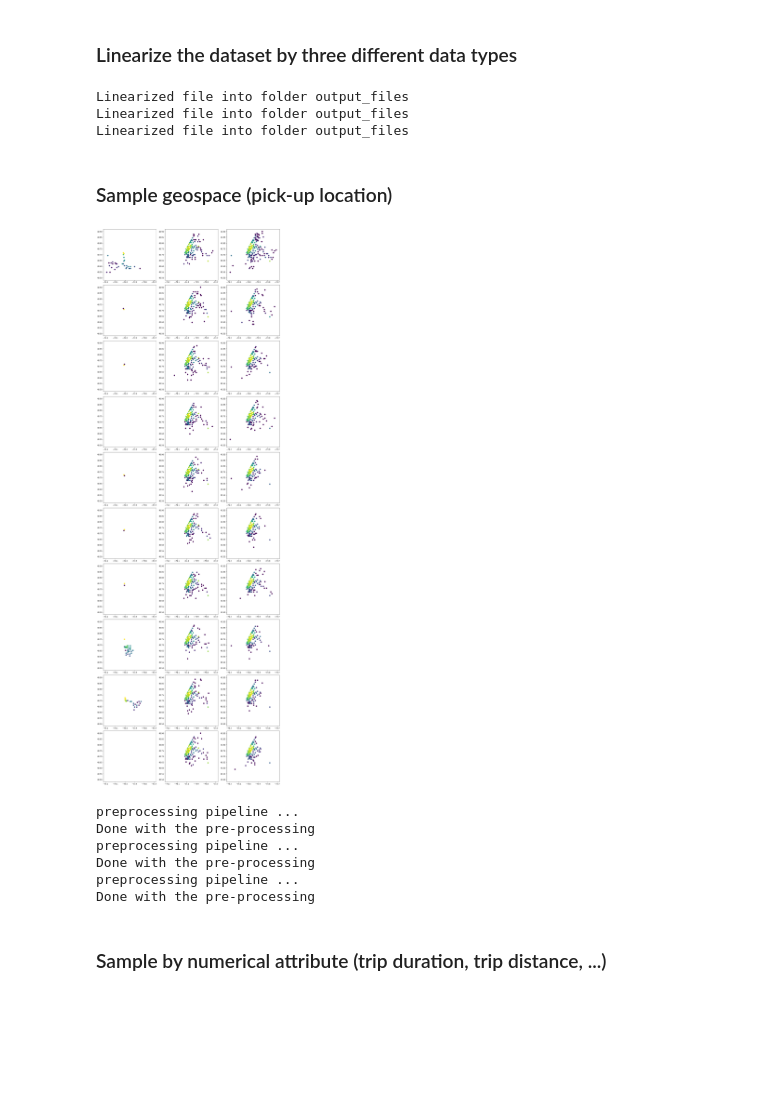
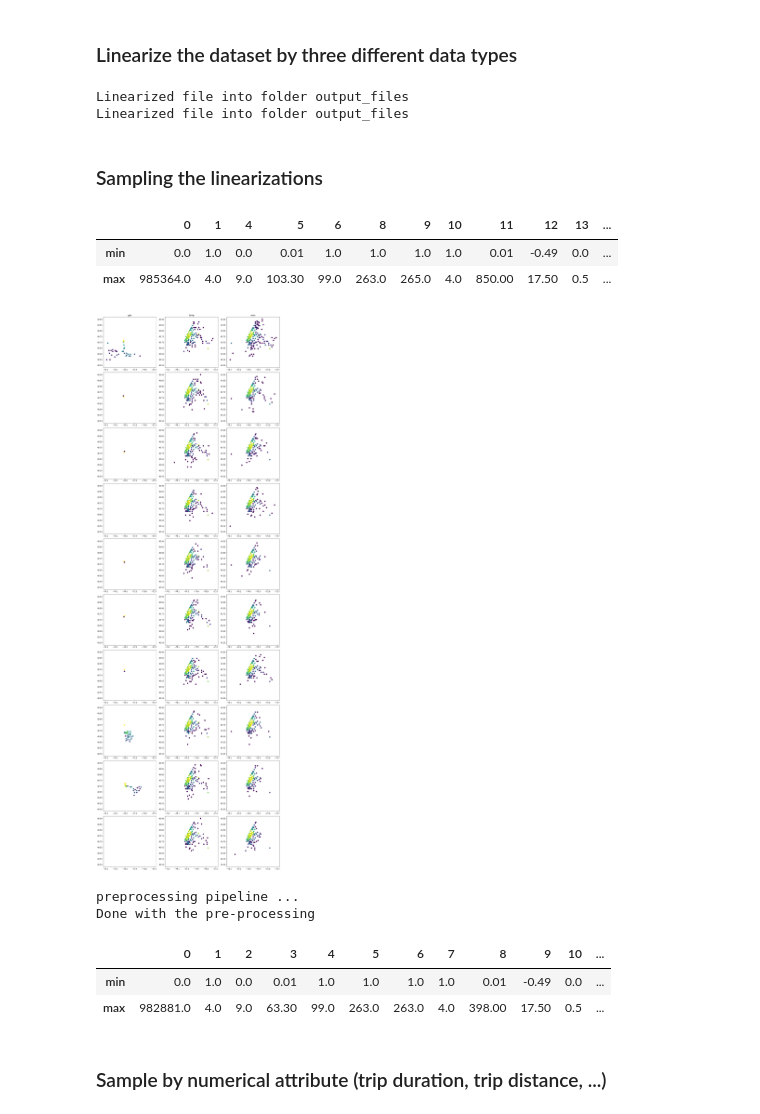
Before and after one commit to vis-au/prosample, a Jupyter notebook: server/pipeline/figures.ipynb, the cells around one changed output. Saved outputs shown, nothing was run; the diff lists cells and outputs as text; code cells hidden in the pictures; blank space fills up the shorter version.

```diff
--- a/server/pipeline/figures.ipynb
+++ b/server/pipeline/figures.ipynb
@@ -170,61 +171,74 @@ NameError: name 'rides_df' is not defined
 import pandas as pd
 from linearizations.Linearization import LinearizationDatetimeAttr, LinearizationNumericAttr, LinearizationGeoZorder
 
-lin1 = LinearizationDatetimeAttr("taxis", 25, 2)  # sort by pickup date
-lin1_data = lin1.linearize()
+# lin1 = LinearizationDatetimeAttr("taxis", 20, 2)  # sort by pickup date
+# lin1_data = lin1.linearize()
 
-lin2 = LinearizationNumericAttr("taxis", 25, 5)  # sort by trip distance
+lin2 = LinearizationNumericAttr("taxis", 20, 5)  # sort by trip distance
 lin2_data = lin2.linearize()
 
-lin3 = LinearizationGeoZorder("taxis", 25, 20, 19)  # sort by pickup location
+lin3 = LinearizationGeoZorder("taxis", 20, 16, 17)  # sort by pickup location
 lin3_data = lin3.linearize()
 # %% [output]
 Linearized file into folder output_files
 Linearized file into folder output_files
-Linearized file into folder output_files
-# %% [markdown]
-### Sample geospace (pick-up location)
+# %% [markdown]
+### Sampling the linearizations
+# %%
+df_geo = pd.read_csv("./linearization_files/taxisLinearizationGeoZorder.csv", delimiter=";", header=None)
+df_geo.describe().loc[["min", "max"]]
+# %% [output]
+|  | 0 | 1 | 4 | 5 | 6 | 8 | 9 | 10 | 11 | 12 | 13 | ... |
+| min | 0.0 | 1.0 | 0.0 | 0.01 | 1.0 | 1.0 | 1.0 | 1.0 | 0.01 | -0.49 | 0.0 | ... |
+| max | 985364.0 | 4.0 | 9.0 | 103.30 | 99.0 | 263.0 | 265.0 | 4.0 | 850.00 | 17.50 | 0.5 | ... |
 # %%
 # plot the rides dataset in hexbinned histogram
 import matplotlib.pyplot as plt
 import numpy as np
 import pandas as pd
 
-# read the linearization
+# read the linearizations
 header = ["tripID", "VendorID", "tpep_pickup_datetime", "tpep_dropoff_datetime", "passenger_count", "trip_distance", "RatecodeID", "store_and_fwd_flag", "PULocationID", "DOLocationID", "payment_type", "fare_amount", "extra", "mta_tax", "tip_amount", "tolls_amount", "improvement_surcharge", "total_amount", "PUZone", "PURepresentativeX", "PURepresentativeY", "DOZone", "DORepresentativeX", "DORepresentativeY"]
-
-fig, ax = plt.subplots(10, 3, figsize=(15, 45))
 
 df_geo = pd.read_csv("./linearization_files/taxisLinearizationGeoZorder.csv", delimiter=";", names=header)
 df_temp = pd.read_csv("./linearization_files/taxisLinearizationSortByTempAttr.csv", delimiter=";", names=header)
-df_dist = pd.read_csv("./linearization_files/taxisLinearizationSortByNumAttr.csv", delimiter=";", names=header)
+df_num = pd.read_csv("./linearization_files/taxisLinearizationSortByNumAttr.csv", delimiter=";", names=header)
 
+
+# plotting the dfs side-by-side
+fig, ax = plt.subplots(10, 3, figsize=(15, 45))
 
 def plot(df: pd.DataFrame, n_sample: int, ax: int, i: int):
   # get first n points
   sample = df.iloc[i * n_sample: (i+1) * n_sample]
 
   ax.hexbin(
     x=sample["PURepresentativeX"],
     y=sample["PURepresentativeY"],
     bins="log",
     mincnt=1,
     gridsize=45,
     extent=[-74.2, -73.7, 40.5, 40.9]
   )
 
 n_samples = 10000
 for i in range(10):
   plot(df_geo, n_samples, ax[i][0], i)
   plot(df_temp, n_samples, ax[i][1], i)
-  plot(df_dist, n_samples, ax[i][2], i)
+  plot(df_num, n_samples, ax[i][2], i)
+
+for ax_, col in zip(ax[0], ["geo", "temp", "num"]):
+  ax_.set_title(col)
 
 plt.tight_layout()
 plt.show()
 # %% [output]
-[figure, old version]
+[figure, new version]
 # %%
-from Pipeline import Pipeline
+import os, sys
+sys.path.append(f"{os.getcwd()}/../")
+
+from pipeline.Pipeline import Pipeline
 
 config1 = {
   "data": "taxis",
@@ -251,14 +265,17 @@ config3 = {
 }
 
 pipeline1 = Pipeline(config1)
-pipeline2 = Pipeline(config2)
-pipeline3 = Pipeline(config3)
+# pipeline2 = Pipeline(config2)
+# pipeline3 = Pipeline(config3)
 # %% [output]
 preprocessing pipeline ...
 Done with the pre-processing
-preprocessing pipeline ...
-Done with the pre-processing
-preprocessing pipeline ...
-Done with the pre-processing
+# %%
+df_geo = pd.read_csv("./linearization_files/taxisLinearizationGeoZorder.csv", delimiter=";", header=None)
+df_geo.describe().loc[["min", "max"]]
+# %% [output]
+|  | 0 | 1 | 2 | 3 | 4 | 5 | 6 | 7 | 8 | 9 | 10 | ... |
+| min | 0.0 | 1.0 | 0.0 | 0.01 | 1.0 | 1.0 | 1.0 | 1.0 | 0.01 | -0.49 | 0.0 | ... |
+| max | 982881.0 | 4.0 | 9.0 | 63.30 | 99.0 | 263.0 | 263.0 | 4.0 | 398.00 | 17.50 | 0.5 | ... |
 # %% [markdown]
 ### Sample by numerical attribute (trip duration, trip distance, ...)
```
Also changed, not shown: parts of 6 cells of this notebook, 5 other files.
